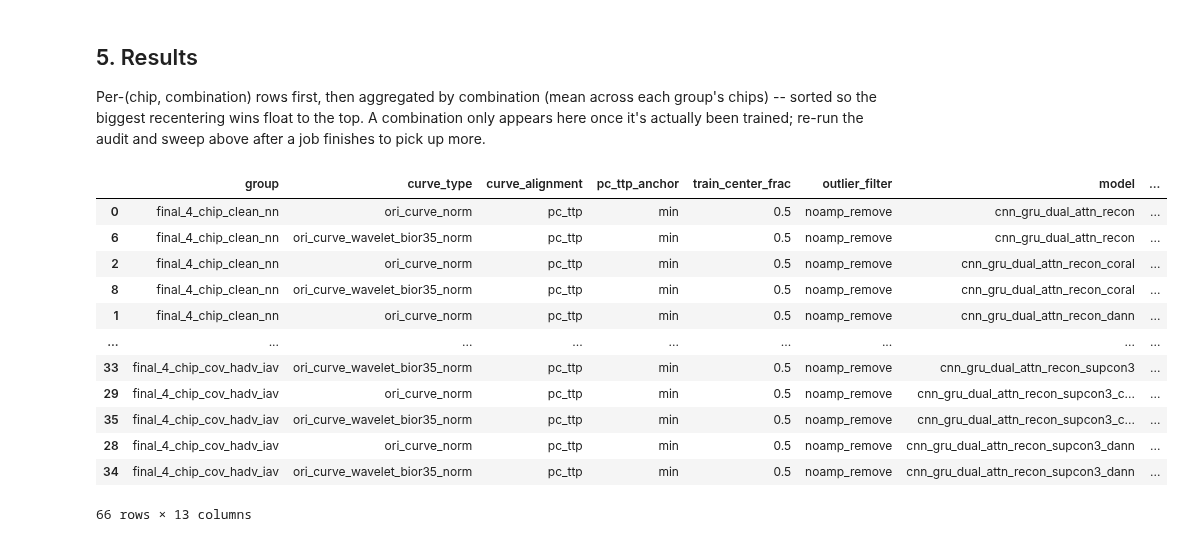
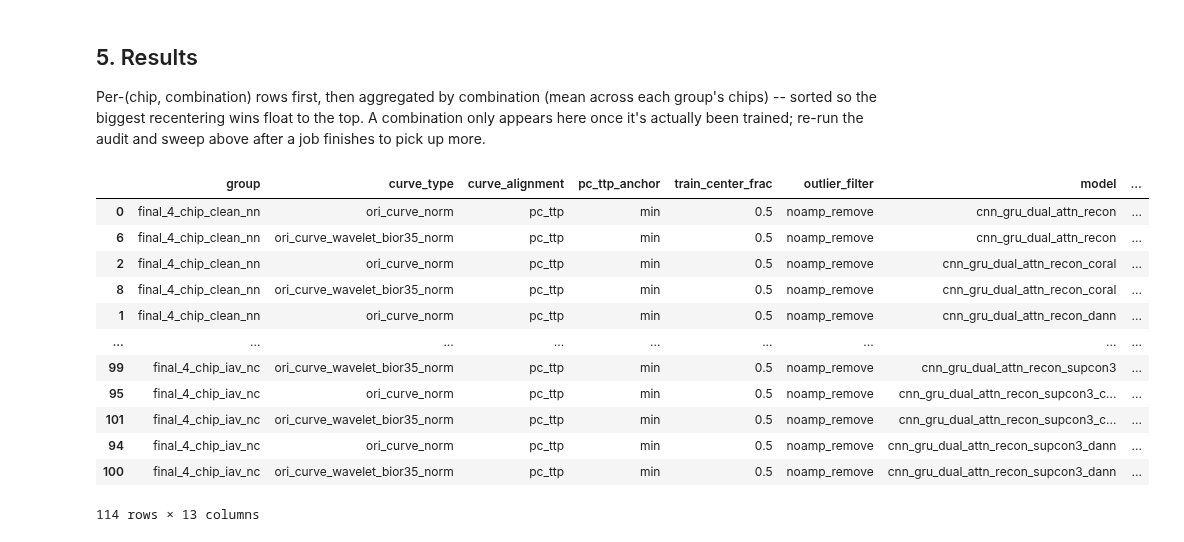
Before and after one commit to kautsarg/POC_DDM, a Jupyter notebook: gk_code/main/notebooks/20260814-pc_recenter_combo_sweep.ipynb, the cells around one changed output. Cells and saved outputs as stored; diff of their text form; code cells hidden in the pictures.

```diff
--- a/gk_code/main/notebooks/20260814-pc_recenter_combo_sweep.ipynb
+++ b/gk_code/main/notebooks/20260814-pc_recenter_combo_sweep.ipynb
@@ -76,7 +76,7 @@ The autoreload extension is already loaded. To reload it, use:
 # %% [markdown]
 ## 1. Configuration -- edit these lists to change what gets compared
 # %%
-GROUPS_TO_TRY = list(config.CROSS_DATASET_GROUPS.keys())[3:7]
+GROUPS_TO_TRY = list(config.CROSS_DATASET_GROUPS.keys())
 EXP_FOLDER = config.FINAL_EXP_FOLDER + "_nc_subtract"
 MODE_STR = "lofo"
 
@@ -259,6 +327,8 @@ rows = []
 
 for group_name in GROUPS_TO_TRY:
     exp_paths_all = exp_paths_by_group[group_name]
+    sweep_cache = load_sweep_cache(group_name)
+    n_cache_hits = 0
 
     for curve_type in CURVE_TYPES_TO_TRY:
         for curve_alignment, pc_ttp_anchor in ALIGNMENTS_TO_TRY:
@@ -284,6 +354,15 @@ for group_name in GROUPS_TO_TRY:
                             class_names = lofo_results.get(fold_label, {}).get("class_names")
                             if class_names is None:
                                 continue  # .keras existing isn't enough -- no results entry for this exact fold/frac means no real class_names to compare against
+
+                            cache_key = (curve_type, curve_alignment, pc_ttp_anchor, train_center_frac,
+                                        filter_key_raw, model_key, chip_name)
+                            sig = cache_signature(model_path, out_dir, curve_type, curve_alignment)
+                            cached = sweep_cache.get(cache_key)
+                            if cached is not None and cached["sig"] == sig:
+                                rows.append(cached["row"])
+                                n_cache_hits += 1
+                                continue
 
                             align_result = aligned_chip(chip_path, group_name, curve_type, curve_alignment, pc_ttp_anchor)
                             if align_result is None:
@@ -323,7 +402,7 @@ for group_name in GROUPS_TO_TRY:
                             except ValueError:
                                 pass  # no PC snapshot for this chip -- leave acc_recenter as NaN
 
-                            rows.append({
+                            row = {
                                 "group": group_name,
                                 "curve_type": curve_type, "curve_alignment": curve_alignment,
                                 "pc_ttp_anchor": pc_ttp_anchor if curve_alignment == "pc_ttp" else "-",
@@ -333,7 +412,10 @@ for group_name in GROUPS_TO_TRY:
                                 "n_pixels": int(valid.sum()), "acc_baseline": acc_base,
                                 "acc_pc_recenter": acc_recenter, "recenter_delta": acc_recenter - acc_base,
                                 "shift_norm": shift_norm,
-                            })
+                            }
+                            rows.append(row)
+                            sweep_cache[cache_key] = {"sig": sig, "row": row}
+                            save_sweep_cache(group_name, sweep_cache)
                             print(f"  [OK] group={group_name:26s} {model_key:38s} filter={filter_key_raw:14s} "
                                  f"frac={str(train_center_frac):5s} "
                                  f"align={curve_alignment}/{pc_ttp_anchor if curve_alignment=='pc_ttp' else '-':10s} "
@@ -346,6 +428,9 @@ for group_name in GROUPS_TO_TRY:
                             del model, loaded
                             tf.keras.backend.clear_session()
 
+    if n_cache_hits:
+        print(f"  [{group_name}] {n_cache_hits} rows reused from cache.")
+
 results_df = pd.DataFrame(rows)
 print(f"\n{len(results_df)} trained combinations found and evaluated.")
 # %% [output]
@@ -374,21 +463,23 @@ group's chips) -- sorted so the biggest recentering wins float to the top. A
 combination only appears here once it's actually been trained; re-run the audit and
 sweep above after a job finishes to pick up more.
 # %%
-results_df.sort_values(["group", "model", "outlier_filter", "curve_alignment", "held_out_chip"])
+pd.set_option('display.max_colwidth', None)
+
+display(results_df.sort_values(["group", "model", "outlier_filter", "curve_alignment", "held_out_chip"]))
 # %% [output]
 |  | group | curve_type | curve_alignment | pc_ttp_anchor | train_center_frac | outlier_filter | model | ... |
 | 0 | final_4_chip_clean_nn | ori_curve_norm | pc_ttp | min | 0.5 | noamp_remove | cnn_gru_dual_attn_recon | ... |
 | 6 | final_4_chip_clean_nn | ori_curve_wavelet_bior35_norm | pc_ttp | min | 0.5 | noamp_remove | cnn_gru_dual_attn_recon | ... |
 | 2 | final_4_chip_clean_nn | ori_curve_norm | pc_ttp | min | 0.5 | noamp_remove | cnn_gru_dual_attn_recon_coral | ... |
 | 8 | final_4_chip_clean_nn | ori_curve_wavelet_bior35_norm | pc_ttp | min | 0.5 | noamp_remove | cnn_gru_dual_attn_recon_coral | ... |
 | 1 | final_4_chip_clean_nn | ori_curve_norm | pc_ttp | min | 0.5 | noamp_remove | cnn_gru_dual_attn_recon_dann | ... |
 | ... | ... | ... | ... | ... | ... | ... | ... | ... |
-| 33 | final_4_chip_cov_hadv_iav | ori_curve_wavelet_bior35_norm | pc_ttp | min | 0.5 | noamp_remove | cnn_gru_dual_attn_recon_supcon3 | ... |
-| 29 | final_4_chip_cov_hadv_iav | ori_curve_norm | pc_ttp | min | 0.5 | noamp_remove | cnn_gru_dual_attn_recon_supcon3_c... | ... |
-| 35 | final_4_chip_cov_hadv_iav | ori_curve_wavelet_bior35_norm | pc_ttp | min | 0.5 | noamp_remove | cnn_gru_dual_attn_recon_supcon3_c... | ... |
-| 28 | final_4_chip_cov_hadv_iav | ori_curve_norm | pc_ttp | min | 0.5 | noamp_remove | cnn_gru_dual_attn_recon_supcon3_dann | ... |
-| 34 | final_4_chip_cov_hadv_iav | ori_curve_wavelet_bior35_norm | pc_ttp | min | 0.5 | noamp_remove | cnn_gru_dual_attn_recon_supcon3_dann | ... |
+| 99 | final_4_chip_iav_nc | ori_curve_wavelet_bior35_norm | pc_ttp | min | 0.5 | noamp_remove | cnn_gru_dual_attn_recon_supcon3 | ... |
+| 95 | final_4_chip_iav_nc | ori_curve_norm | pc_ttp | min | 0.5 | noamp_remove | cnn_gru_dual_attn_recon_supcon3_c... | ... |
+| 101 | final_4_chip_iav_nc | ori_curve_wavelet_bior35_norm | pc_ttp | min | 0.5 | noamp_remove | cnn_gru_dual_attn_recon_supcon3_c... | ... |
+| 94 | final_4_chip_iav_nc | ori_curve_norm | pc_ttp | min | 0.5 | noamp_remove | cnn_gru_dual_attn_recon_supcon3_dann | ... |
+| 100 | final_4_chip_iav_nc | ori_curve_wavelet_bior35_norm | pc_ttp | min | 0.5 | noamp_remove | cnn_gru_dual_attn_recon_supcon3_dann | ... |
-66 rows × 13 columns
+114 rows × 13 columns
 # %%
 summary = (results_df
     .groupby(["group", "model", "outlier_filter", "curve_alignment", "pc_ttp_anchor", "train_center_frac"])
```
Also changed, not shown: parts of 10 cells of this notebook, 3 other files.
